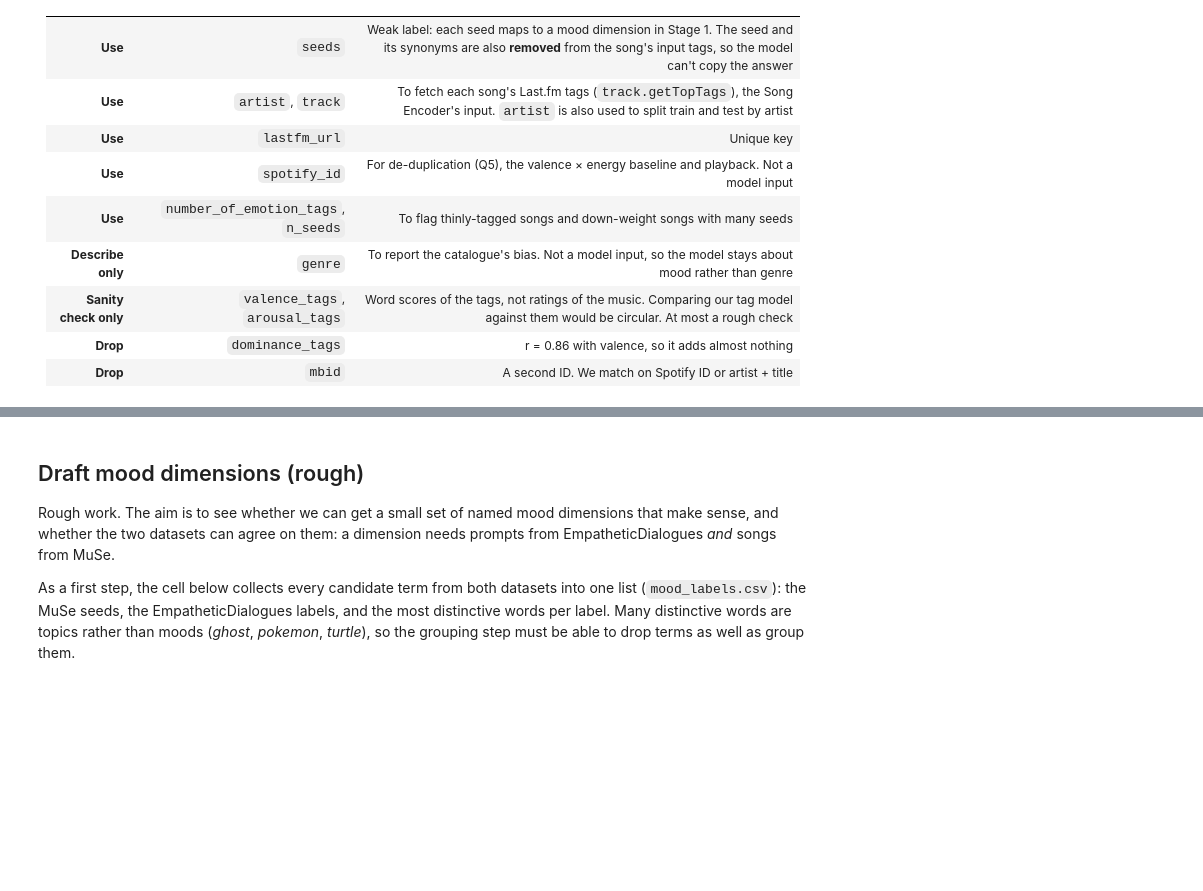
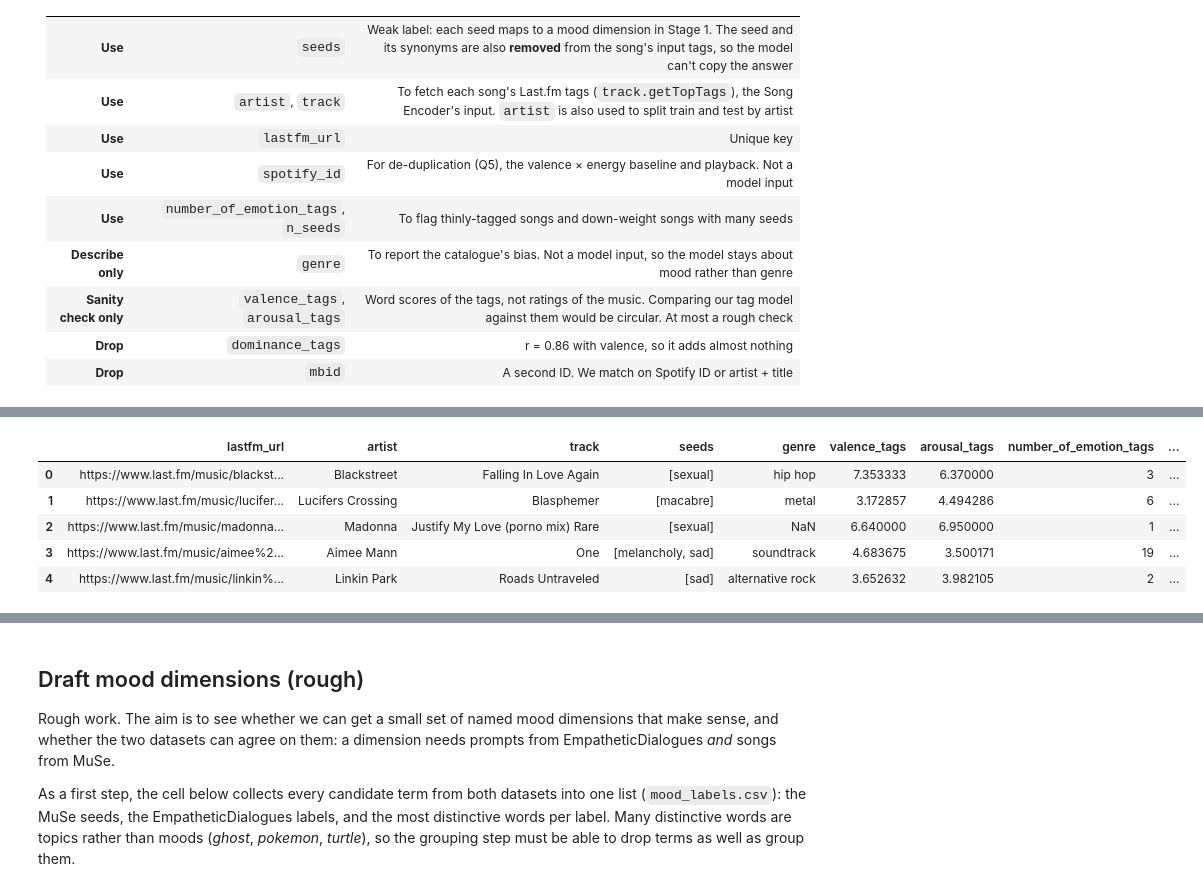
Before and after one commit to Oshawotttt/mood-playlist, a Jupyter notebook: proposal/DAP_IEDA_Template.ipynb, the cells around one changed output, grey strips where cells are left out. Saved outputs shown, nothing was run; the diff lists cells and outputs as text; code cells hidden in the pictures; blank space fills up the shorter version.

Commit message:
eda: fetching code for lyrics and eda on lyrics

```diff
--- a/proposal/DAP_IEDA_Template.ipynb
+++ b/proposal/DAP_IEDA_Template.ipynb
@@ -1073,0 +979,18 @@ plt.show()
+# %%
+# Fetch every sampled song not already cached (about 1 song per second; failed calls are retried on re-run).
+LRCLIB_CACHE.parent.mkdir(parents=True, exist_ok=True)
+done = set()
+if LRCLIB_CACHE.exists():
+    with LRCLIB_CACHE.open(encoding="utf-8") as f:
+        done = {r["lastfm_url"] for r in map(json.loads, f) if "error" not in r}
+
+todo = sample[~sample["lastfm_url"].isin(done)]
+with LRCLIB_CACHE.open("a", encoding="utf-8") as f:
+    for i, row in enumerate(todo.itertuples(), 1):
+        started = time.monotonic()
+        f.write(json.dumps(to_record(row, search_lrclib(row.artist, row.track)), ensure_ascii=False) + "\n")
+        f.flush()
+        if i % 100 == 0:
+            print(f"{i}/{len(todo)} fetched")
+        time.sleep(max(0, 1.0 - (time.monotonic() - started)))
+print(f"cache: {len(done) + len(todo):,} songs ({len(todo):,} fetched now)")
@@ -1073,0 +1010,62 @@ plt.show()
+# %%
+from langdetect import DetectorFactory, LangDetectException, detect
+
+DetectorFactory.seed = 0  # langdetect is random by default; fix it so results repeat
+WORDS_PER_TOKEN = 1 / 1.3  # rough: MiniLM's tokenizer makes ~1.3 word pieces per English word
+TOKEN_LIMIT = 256          # all-MiniLM-L6-v2 truncates its input here
+
+with LRCLIB_CACHE.open(encoding="utf-8") as f:
+    records = {r["lastfm_url"]: r for r in map(json.loads, f)}  # a retried song keeps its last record
+
+
+def status_of(r):
+    if "error" in r:
+        return "error"
+    if not r["candidates"]:
+        return "no_hit"
+    if r["match_id"] is None:
+        return "name_mismatch"
+    matched = next(c for c in r["candidates"] if c["id"] == r["match_id"])
+    return "instrumental" if matched["instrumental"] or not (r["plain_lyrics"] or "").strip() else "lyrics"
+
+
+def language(text):
+    try:
+        return detect(text)
+    except LangDetectException:  # no letters to go on
+        return "unknown"
+
+
+rows = []
+for song in sample.itertuples():
+    r = records.get(song.lastfm_url, {"error": "not fetched"})
+    status = status_of(r)
+    matched = next((c for c in r.get("candidates", []) if c["id"] == r.get("match_id")), {})
+    text = (r.get("plain_lyrics") or "") if status == "lyrics" else ""
+    lines_ = [l.strip() for l in text.splitlines() if l.strip()]
+    rows.append({
+        "lastfm_url": song.lastfm_url, "status": status, "n_candidates": len(r.get("candidates", [])),
+        "lrclib_id": r.get("match_id"), "lrclib_artist": matched.get("artistName"),
+        "lrclib_track": matched.get("trackName"), "lrclib_album": matched.get("albumName"),
+        "lyrics": text or None,
+        "n_words": len(re.findall(r"[^\W\d_]+(?:'[^\W\d_]+)?", text)) if text else np.nan,
+        "n_lines": len(lines_) if text else np.nan,
+        "n_stanzas": len([b for b in re.split(r"\n\s*\n", text) if b.strip()]) if text else np.nan,
+        "repeat_share": 1 - len(set(map(str.lower, lines_))) / len(lines_) if lines_ else np.nan,
+        "language": language(text) if text else None,
+    })
+
+lyr = sample[["lastfm_url", "artist", "track", "seeds", "genre", "valence_tags", "arousal_tags",
+              "number_of_emotion_tags"]].merge(pd.DataFrame(rows), on="lastfm_url")
+lyr["est_tokens"] = lyr["n_words"] / WORDS_PER_TOKEN
+lyr["quadrant"] = (np.where(lyr["valence_tags"] >= 5, "positive", "negative") + " / "
+                   + np.where(lyr["arousal_tags"] >= 5, "high energy", "low energy"))
+has = lyr[lyr["status"] == "lyrics"]
+lyr.drop(columns="lyrics").head()
+# %% [output]
+|  | lastfm_url | artist | track | seeds | genre | valence_tags | arousal_tags | number_of_emotion_tags | ... |
+| 0 | https://www.last.fm/music/blackst... | Blackstreet | Falling In Love Again | [sexual] | hip hop | 7.353333 | 6.370000 | 3 | ... |
+| 1 | https://www.last.fm/music/lucifer... | Lucifers Crossing | Blasphemer | [macabre] | metal | 3.172857 | 4.494286 | 6 | ... |
+| 2 | https://www.last.fm/music/madonna... | Madonna | Justify My Love (porno mix) Rare | [sexual] | NaN | 6.640000 | 6.950000 | 1 | ... |
+| 3 | https://www.last.fm/music/aimee%2... | Aimee Mann | One | [melancholy, sad] | soundtrack | 4.683675 | 3.500171 | 19 | ... |
+| 4 | https://www.last.fm/music/linkin%... | Linkin Park | Roads Untraveled | [sad] | alternative rock | 3.652632 | 3.982105 | 2 | ... |
```
Also changed, not shown: parts of 46 cells of this notebook, 3 other files.
